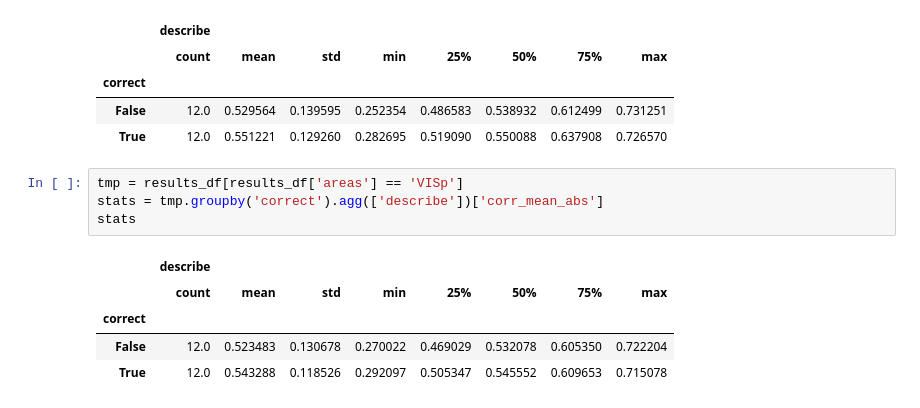
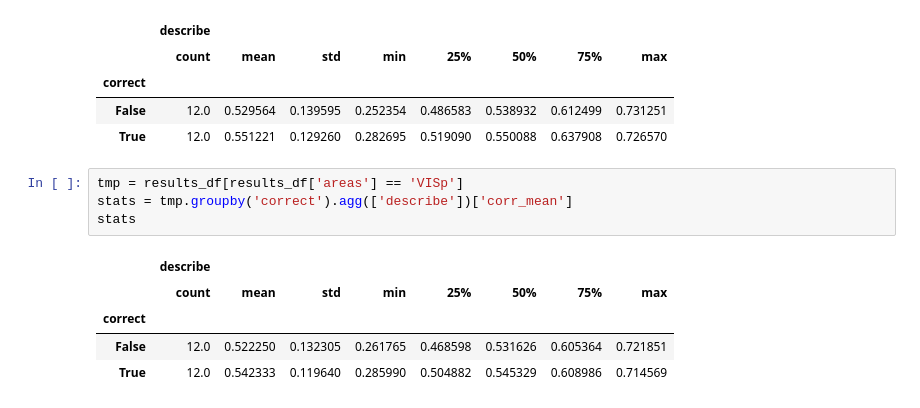
Before and after one commit to jthermiz/nma_timely_tigers, a Jupyter notebook: analyses/Neuron correlations.ipynb, the cells around one changed output. Saved outputs shown, nothing was run; the diff lists cells and outputs as text.

```diff
--- a/analyses/Neuron correlations.ipynb
+++ b/analyses/Neuron correlations.ipynb
@@ -154,11 +154,11 @@ stats
 | True | 12.0 | 0.551221 | 0.129260 | 0.282695 | 0.519090 | 0.550088 | 0.637908 | 0.726570 |
 # %%
 tmp = results_df[results_df['areas'] == 'VISp']
-stats = tmp.groupby('correct').agg(['describe'])['corr_mean_abs']
+stats = tmp.groupby('correct').agg(['describe'])['corr_mean']
 stats
 # %% [output]
 |  | describe |  |  |  |  |  |  |  |
 |  | count | mean | std | min | 25% | 50% | 75% | max |
 | correct |  |  |  |  |  |  |  |  |
-| False | 12.0 | 0.523483 | 0.130678 | 0.270022 | 0.469029 | 0.532078 | 0.605350 | 0.722204 |
-| True | 12.0 | 0.543288 | 0.118526 | 0.292097 | 0.505347 | 0.545552 | 0.609653 | 0.715078 |
+| False | 12.0 | 0.522250 | 0.132305 | 0.261765 | 0.468598 | 0.531626 | 0.605364 | 0.721851 |
+| True | 12.0 | 0.542333 | 0.119640 | 0.285990 | 0.504882 | 0.545329 | 0.608986 | 0.714569 |
```
Also changed, not shown: parts of 1 cell of this notebook, 3 other files.
